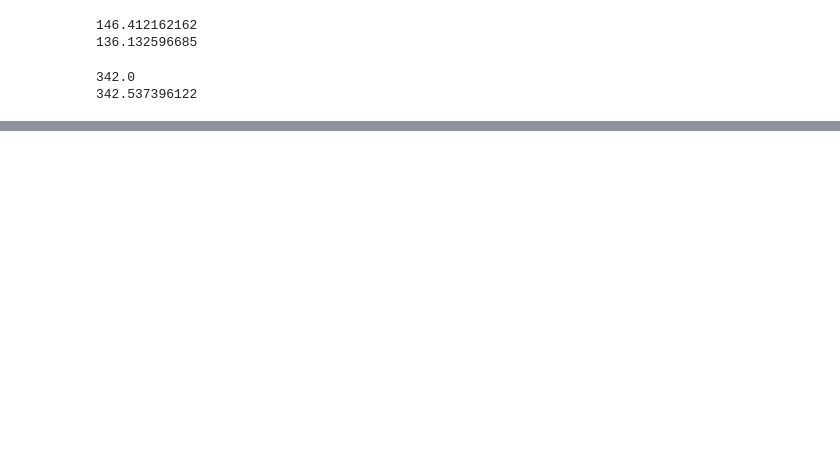
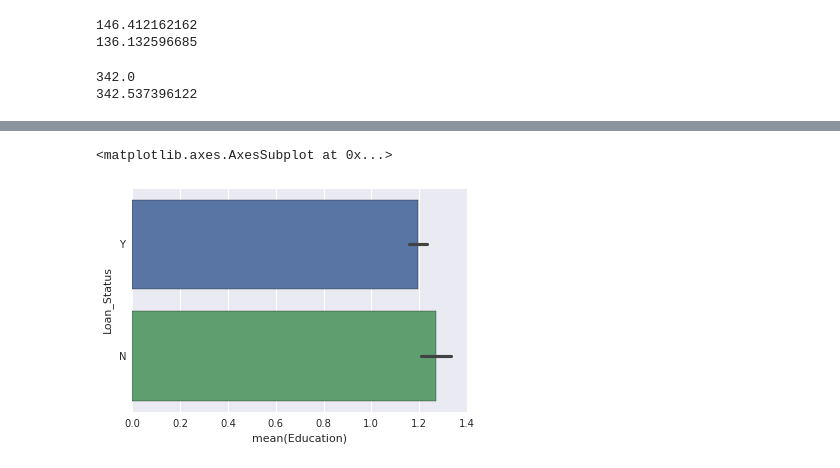
Before and after one commit to manprets/loan_prediction, a Jupyter notebook: loan_prediction.ipynb, the cells around one changed output, grey strips where cells are left out. Saved outputs shown, nothing was run; the diff lists cells and outputs as text; code cells hidden in the pictures; blank space fills up the shorter version.

```diff
--- a/loan_prediction.ipynb
+++ b/loan_prediction.ipynb
@@ -242,0 +269,6 @@ train.head()
+# %%
+#Education:'Graduate':1,'Not Graduate':2
+sns.barplot(x='Education',y='Loan_Status',data=train)
+# %% [output]
+<matplotlib.axes.AxesSubplot at 0x...>
+[figure, added]
```
Also changed, not shown: parts of 11 cells of this notebook.
